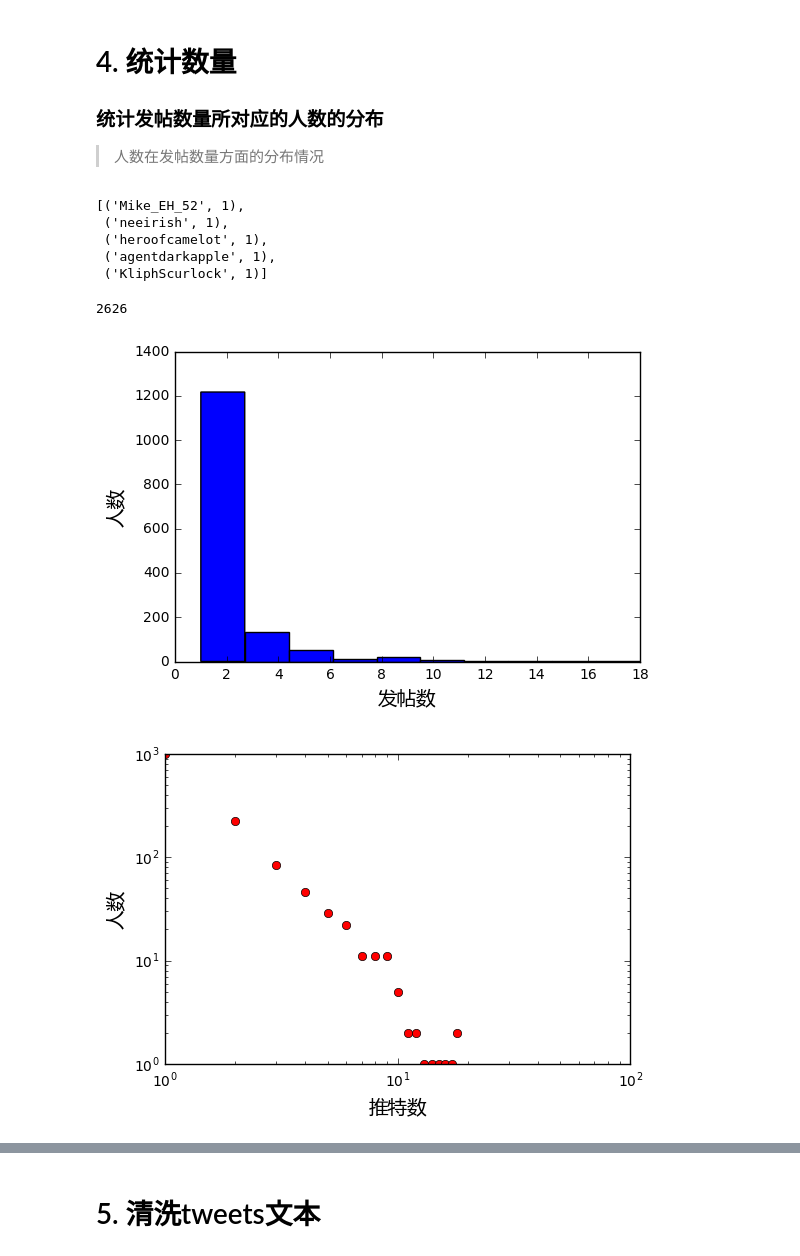
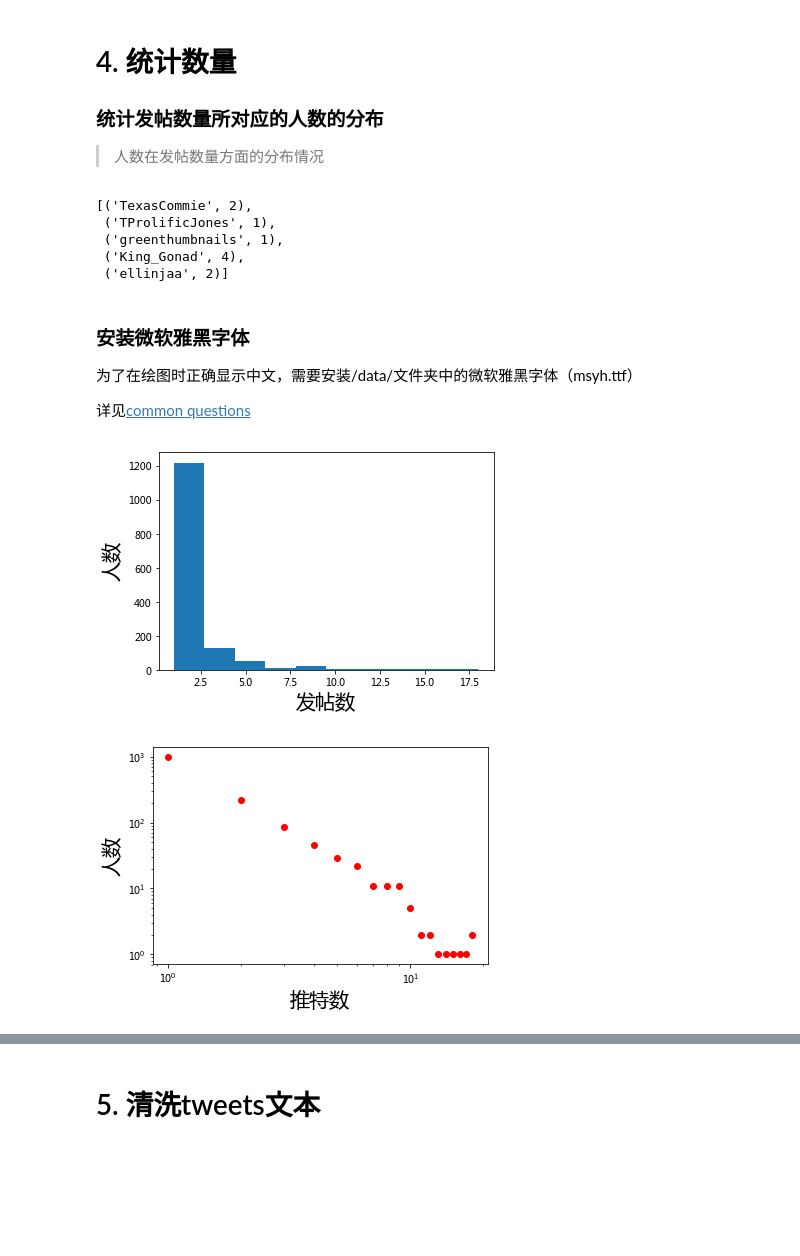
Before and after one commit to SocratesClub/bigdata, a Jupyter notebook: code/06.data_cleaning_Tweets.ipynb, the cells around one changed output, grey strips where cells are left out. Saved outputs shown, nothing was run; the diff lists cells and outputs as text; code cells hidden in the pictures; blank space fills up the shorter version.

```diff
--- a/code/06.data_cleaning_Tweets.ipynb
+++ b/code/06.data_cleaning_Tweets.ipynb
@@ -47,8 +57,7 @@ with open("/Users/chengjun/GitHub/cjc/data/ows_tweets_sample.txt", 'w') as f:
 # %% [markdown]
 # 2. 清洗错行的情况
 # %%
-with open("../data/ows_tweets_sample.txt", \
-          'r') as f:
+with open("../data/ows_tweets_sample.txt", 'r') as f:
     lines = f.readlines()
 # %%
 # 总行数
@@ -114,0 +152,9 @@ blocks[1344]
+# %%
+import re
+
+with open("../data/ows_tweets_sample.txt",'r') as f:
+    lines = f.readlines()
+
+for i in range(35,50):
+    i_ = re.split(',"|",', lines[i])
+    print('line =',i,' length =', len(i_))
@@ -118,10 +180,10 @@ with open("../data/ows_tweets_sample_clean4.txt", 'w') as f:
     blocks = [] # 确认为正确的行会被添加到blocks里面
     for line in lines:
         right_line += line.replace('\n', ' ').replace('\r', ' ')
-#         a, b, c, d, e,f, g = right_line.split('"')
-#         right_line = a + c + d + e + f + g
-        line_length = len(right_line.split(','))
-        if line_length >= 14:
+        #line_length = len(right_line.split(','))
+        i_ = re.split(',"|",', right_line)
+        line_length = len(i_)
+        if line_length >= 6:
             blocks.append(right_line)
             right_line = ''
     for i in blocks:
@@ -211,20 +257,14 @@ Name: From User, dtype: object
 # %%
 from collections import defaultdict
 data_dict = defaultdict(int)
-line_num = 0
-lines = csv.reader((line.replace('\x00','') for line in chunk[1:]), delimiter=',', quotechar='"')
-for i in lines:
-    line_num +=1
-    data_dict[i[8]] +=1 # i[8] 是user
+for i in df['From User']:
+    data_dict[i] +=1
 # %%
-data_dict.items()[:5]
+list(data_dict.items())[:5]
+#data_dict
 # %% [output]
-[('Mike_EH_52', 1),
- ('neeirish', 1),
- ('heroofcamelot', 1),
- ('agentdarkapple', 1),
- ('KliphScurlock', 1)]
+[('TexasCommie', 2),
+ ('TProlificJones', 1),
+ ('greenthumbnails', 1),
+ ('King_Gonad', 4),
+ ('ellinjaa', 2)]
-# %%
-print line_num
-# %% [output]
-2626
@@ -239,23 +274,28 @@ font = FontProperties(fname=r'/Users/chengjun/github/cjc/data/msyh.ttf', size=14
+# %% [markdown]
+### 安装微软雅黑字体
+为了在绘图时正确显示中文，需要安装/data/文件夹中的微软雅黑字体（msyh.ttf）
+
+详见[common questions](0.common_questions.ipynb)
 # %%
 plt.hist(data_dict.values())
 #plt.yscale('log')
 #plt.xscale('log')
-plt.xlabel(u'发帖数', fontproperties=font)
-plt.ylabel(u'人数', fontproperties=font)
+plt.xlabel(u'发帖数', fontsize = 20)
+plt.ylabel(u'人数', fontsize = 20)
 plt.show()
 # %% [output]
-[figure, old version]
+[figure, new version]
 # %%
 tweet_dict = defaultdict(int)
 for i in data_dict.values():
     tweet_dict[i] += 1
 
-plt.loglog(tweet_dict.keys(), tweet_dict.values(), 'ro',linewidth=2)
-plt.xlabel(u'推特数', fontproperties=font)
-plt.ylabel(u'人数', fontproperties=font )
+plt.loglog(tweet_dict.keys(), tweet_dict.values(), 'ro')#linewidth=2)
+plt.xlabel(u'推特数', fontsize=20)
+plt.ylabel(u'人数', fontsize=20 )
 plt.show()
 # %% [output]
-[figure, old version]
+[figure, new version]
 # %%
 import numpy as np
 import statsmodels.api as sm
```
Also changed, not shown: parts of 36 cells of this notebook, 3 other files.
